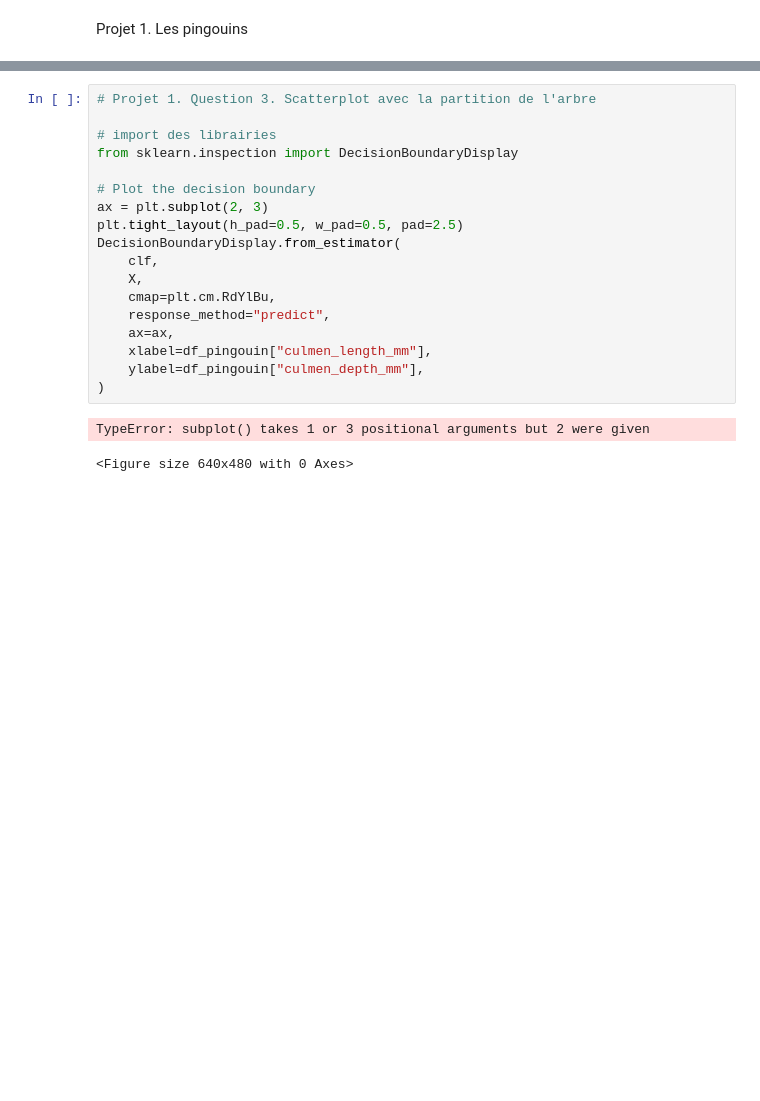
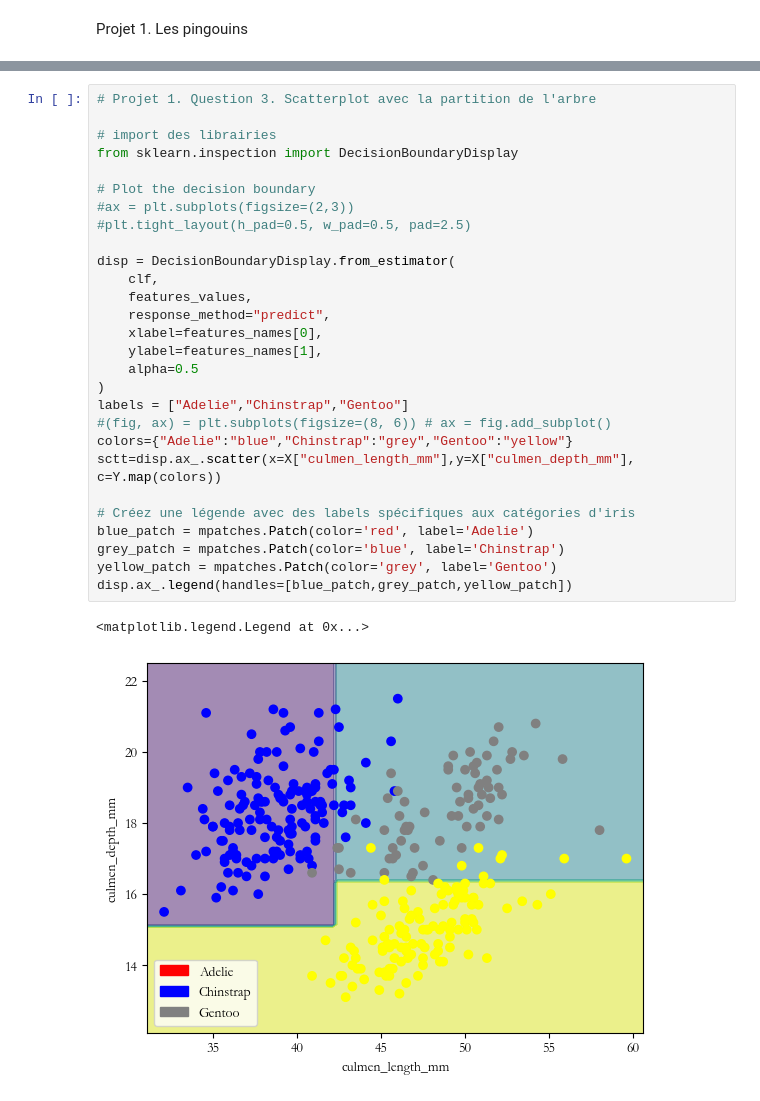
Before and after one commit to RMorana/DU_Data, a Jupyter notebook: ML Supervise.ipynb, the cells around one changed output, grey strips where cells are left out. Drawn from its saved outputs; the diff is of its cells as text; blank space fills up the shorter version.

```diff
--- a/ML Supervise.ipynb
+++ b/ML Supervise.ipynb
@@ -125,21 +131,31 @@ plt.show()
 # %%
 # Projet 1. Question 3. Scatterplot avec la partition de l'arbre
 
 # import des librairies
 from sklearn.inspection import DecisionBoundaryDisplay
 
 # Plot the decision boundary
-ax = plt.subplot(2, 3)
-plt.tight_layout(h_pad=0.5, w_pad=0.5, pad=2.5)
-DecisionBoundaryDisplay.from_estimator(
+#ax = plt.subplots(figsize=(2,3))
+#plt.tight_layout(h_pad=0.5, w_pad=0.5, pad=2.5)
+
+disp = DecisionBoundaryDisplay.from_estimator(
     clf,
-    X,
-    cmap=plt.cm.RdYlBu,
+    features_values,
     response_method="predict",
-    ax=ax,
-    xlabel=df_pingouin["culmen_length_mm"],
-    ylabel=df_pingouin["culmen_depth_mm"],
+    xlabel=features_names[0],
+    ylabel=features_names[1],
+    alpha=0.5
 )
+labels = ["Adelie","Chinstrap","Gentoo"]
+#(fig, ax) = plt.subplots(figsize=(8, 6)) # ax = fig.add_subplot()
+colors={"Adelie":"blue","Chinstrap":"grey","Gentoo":"yellow"}
+sctt=disp.ax_.scatter(x=X["culmen_length_mm"],y=X["culmen_depth_mm"], c=Y.map(colors))
+
+# Créez une légende avec des labels spécifiques aux catégories d'iris
+blue_patch = mpatches.Patch(color='red', label='Adelie')
+grey_patch = mpatches.Patch(color='blue', label='Chinstrap')
+yellow_patch = mpatches.Patch(color='grey', label='Gentoo')
+disp.ax_.legend(handles=[blue_patch,grey_patch,yellow_patch])
 # %% [output]
-TypeError: subplot() takes 1 or 3 positional arguments but 2 were given
+<matplotlib.legend.Legend at 0x...>
-<Figure size 640x480 with 0 Axes>
+[figure, added]
```
Also changed, not shown: parts of 3 cells of this notebook.
